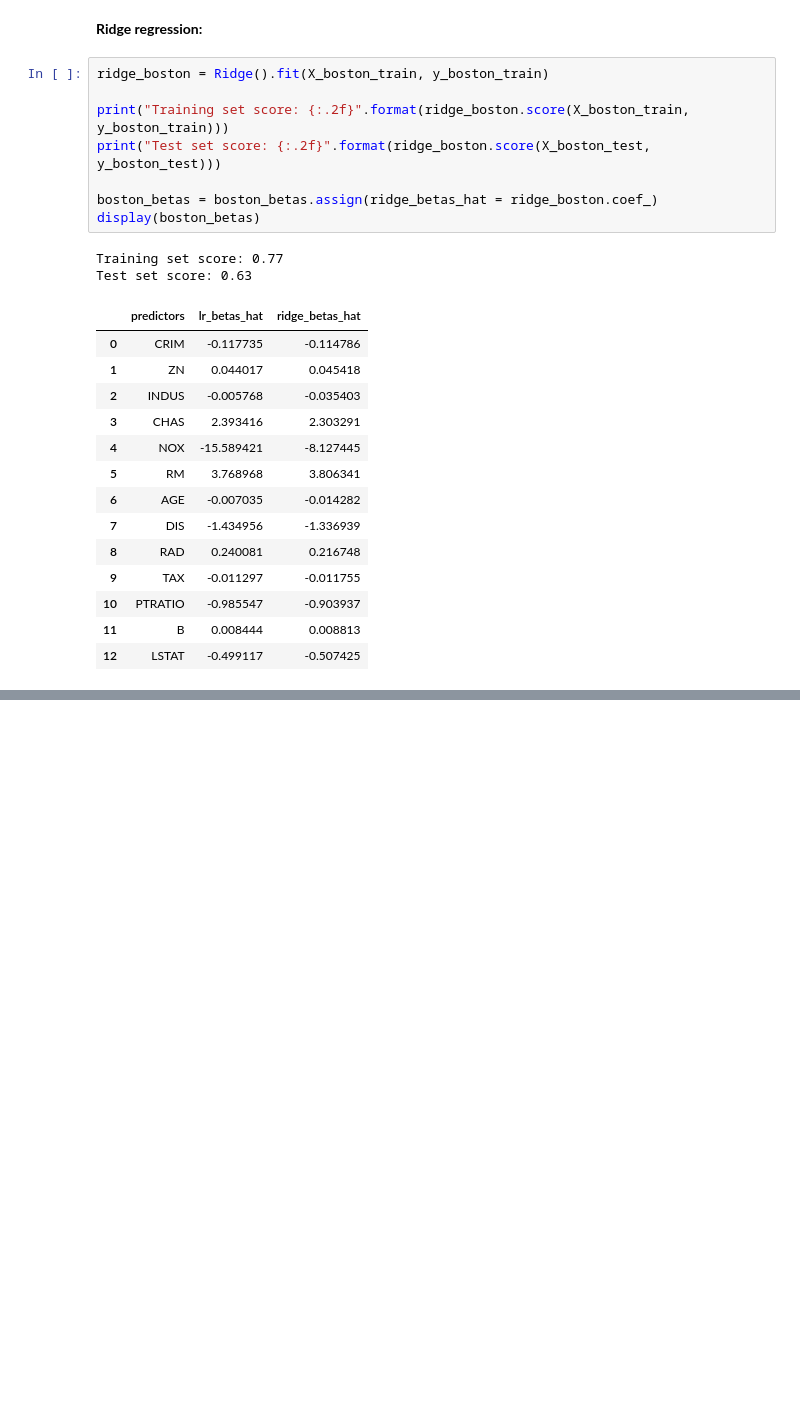
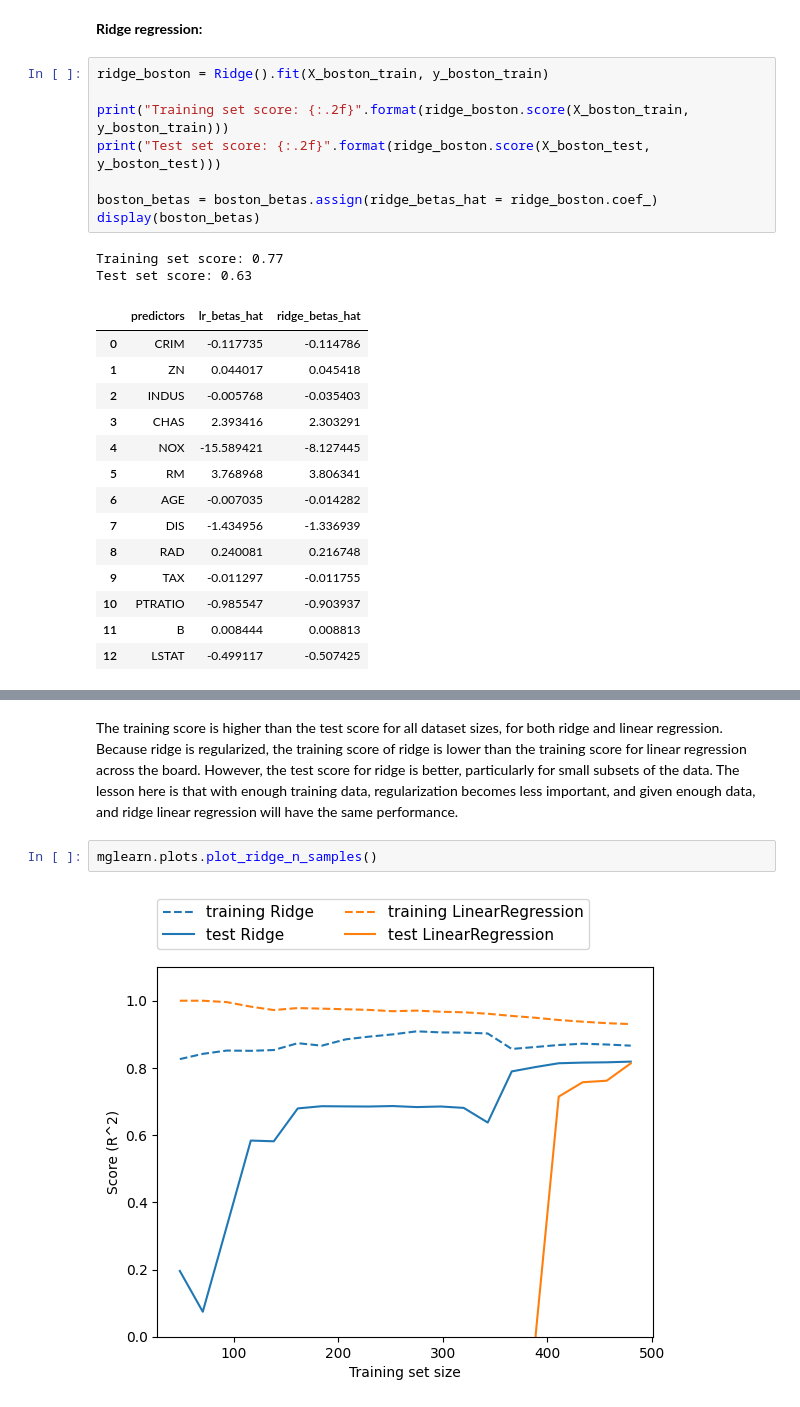
Before and after one commit to pquynhvu/ML, a Jupyter notebook: supervised-learning/linear-model.ipynb, the cells around one changed output, grey strips where cells are left out. Cells and saved outputs as stored; diff of their text form; blank space fills up the shorter version.

```diff
--- a/supervised-learning/linear-model.ipynb
+++ b/supervised-learning/linear-model.ipynb
@@ -153,0 +196,6 @@ Test set score: 0.61
+# %% [markdown]
+The training score is higher than the test score for all dataset sizes, for both ridge and linear regression. Because ridge is regularized, the training score of ridge is lower than the training score for linear regression across the board. However, the test score for ridge is better, particularly for small subsets of the data. The lesson here is that with enough training data, regularization becomes less important, and given enough data, and ridge linear regression will have the same performance.
+# %%
+mglearn.plots.plot_ridge_n_samples()
+# %% [output]
+[figure, added]
```
Also changed, not shown: parts of 7 cells of this notebook.
